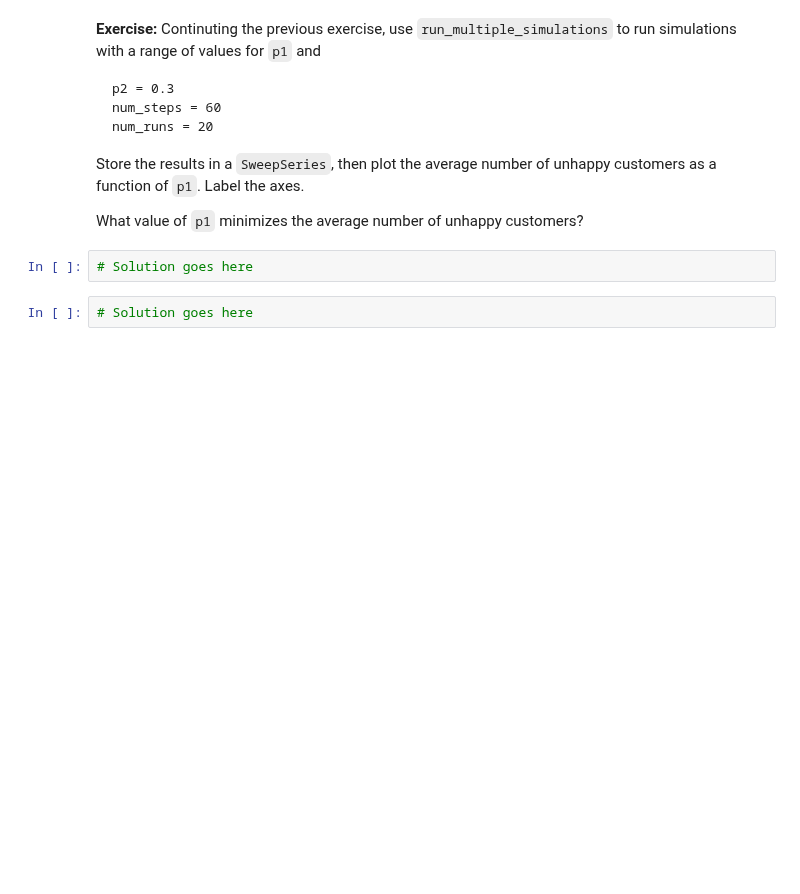
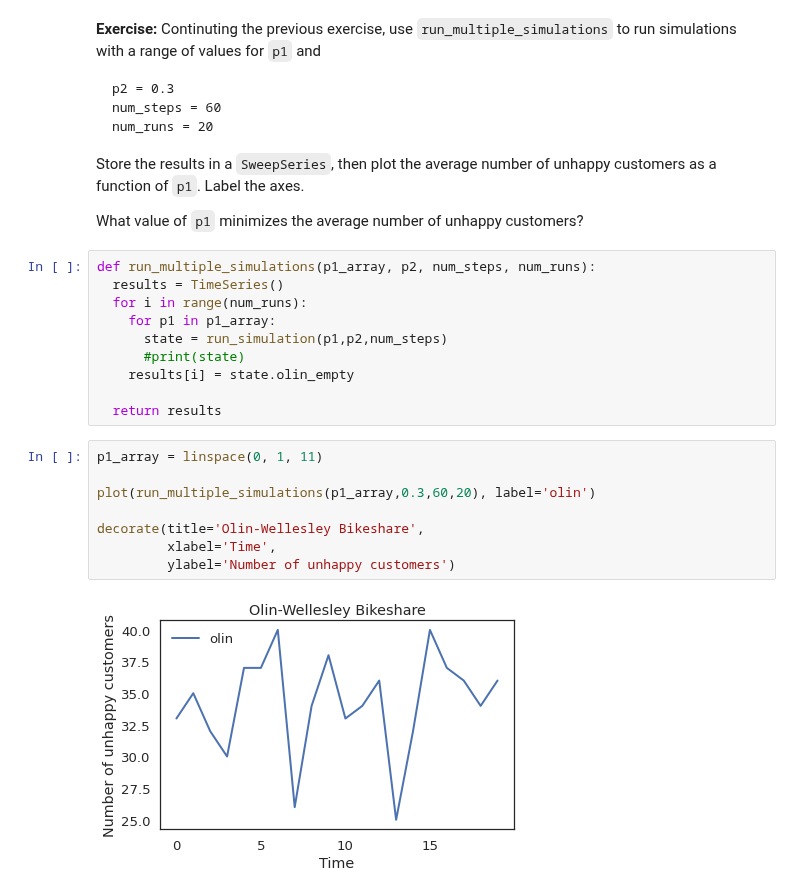
Before and after one commit to ferrysany/ModSimPy, a Jupyter notebook: colab/chap04.ipynb, the cells around one changed output. Drawn from its saved outputs; the diff is of its cells as text; blank space fills up the shorter version.

```diff
--- a/colab/chap04.ipynb
+++ b/colab/chap04.ipynb
@@ -408,7 +364,23 @@ num_runs = 20
 Store the results in a `SweepSeries`, then plot the average number of unhappy customers as a function of `p1`.  Label the axes.
 
 What value of `p1` minimizes the average number of unhappy customers?
-# %%
-# Solution goes here
-# %%
-# Solution goes here
+# %%
+def run_multiple_simulations(p1_array, p2, num_steps, num_runs):
+  results = TimeSeries()
+  for i in range(num_runs):
+    for p1 in p1_array:
+      state = run_simulation(p1,p2,num_steps)
+      #print(state)
+    results[i] = state.olin_empty
+
+  return results
+# %%
+p1_array = linspace(0, 1, 11)
+
+plot(run_multiple_simulations(p1_array,0.3,60,20), label='olin')
+
+decorate(title='Olin-Wellesley Bikeshare',
+         xlabel='Time',
+         ylabel='Number of unhappy customers')
+# %% [output]
+[figure, added]
```
Also changed, not shown: parts of 9 cells of this notebook.
